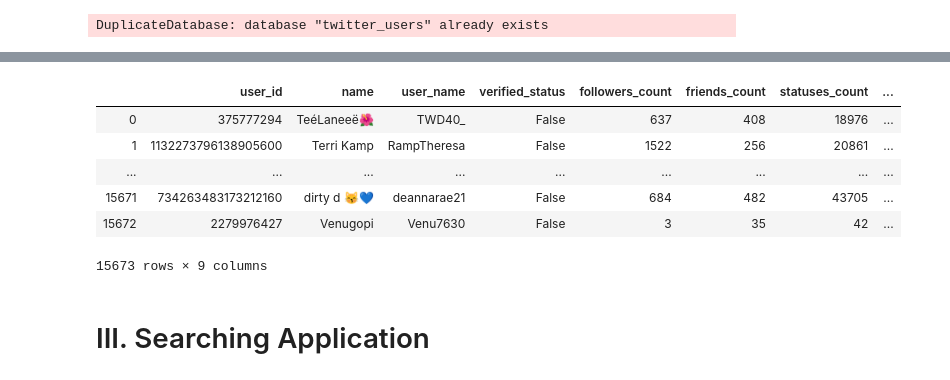
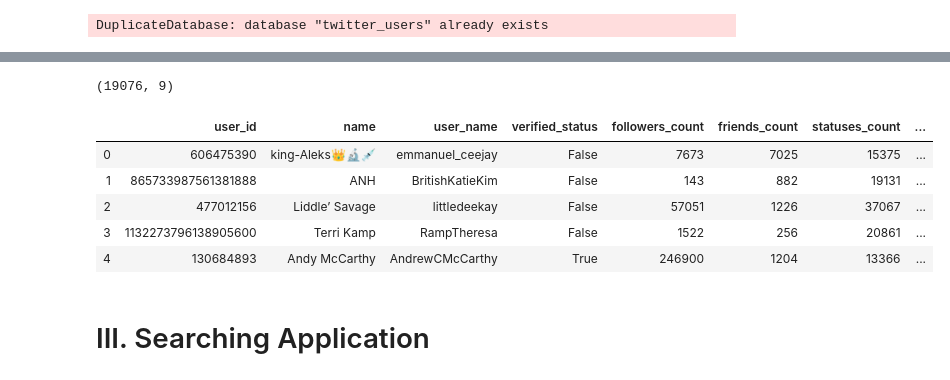
Before and after one commit to Hui-Dora-Wang/Search-Application-on-Twitter, a Jupyter notebook: search_app.ipynb, the cells around one changed output, grey strips where cells are left out. Drawn from its saved outputs; the diff is of its cells as text; code cells hidden in the pictures.

```diff
--- a/search_app.ipynb
+++ b/search_app.ipynb
@@ -284,15 +284,18 @@ def create_pandas_table(sql_query, database = conn):
     return table
 # %%
 user_table = create_pandas_table("SELECT * FROM users_data")
-user_table
+tweet_table.shape
 # %% [output]
-|  | user_id | name | user_name | verified_status | followers_count | friends_count | statuses_count | ... |
-| 0 | 375777294 | TeéLaneeë🌺 | TWD40_ | False | 637 | 408 | 18976 | ... |
-| 1 | 1132273796138905600 | Terri Kamp | RampTheresa | False | 1522 | 256 | 20861 | ... |
-| ... | ... | ... | ... | ... | ... | ... | ... | ... |
-| 15671 | 734263483173212160 | dirty d 😽💙 | deannarae21 | False | 684 | 482 | 43705 | ... |
-| 15672 | 2279976427 | Venugopi | Venu7630 | False | 3 | 35 | 42 | ... |
-15673 rows × 9 columns
+(19076, 9)
+# %%
+user_table.head(5)
+# %% [output]
+|  | user_id | name | user_name | verified_status | followers_count | friends_count | statuses_count | ... |
+| 0 | 606475390 | king-Aleks👑🔬💉 | emmanuel_ceejay | False | 7673 | 7025 | 15375 | ... |
+| 1 | 865733987561381888 | ANH | BritishKatieKim | False | 143 | 882 | 19131 | ... |
+| 2 | 477012156 | Liddle’ Savage | littledeekay | False | 57051 | 1226 | 37067 | ... |
+| 3 | 1132273796138905600 | Terri Kamp | RampTheresa | False | 1522 | 256 | 20861 | ... |
+| 4 | 130684893 | Andy McCarthy | AndrewCMcCarthy | True | 246900 | 1204 | 13366 | ... |
 # %% [markdown]
 
 
```
Also changed, not shown: parts of 13 cells of this notebook.
